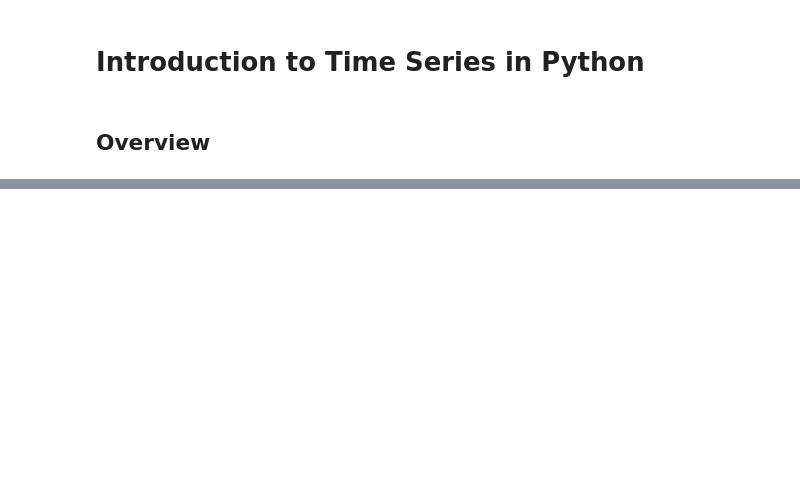
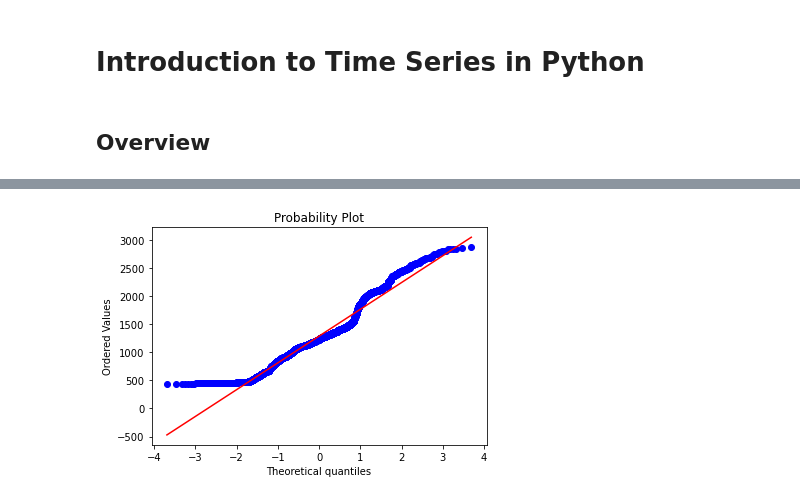
Before and after one commit to sheikhomar/time-series-analysis, a Jupyter notebook: 03-intro.ipynb, the cells around one changed output, grey strips where cells are left out. Saved outputs shown, nothing was run; the diff lists cells and outputs as text; code cells hidden in the pictures; blank space fills up the shorter version.

```diff
--- a/03-intro.ipynb
+++ b/03-intro.ipynb
@@ -22,0 +95,4 @@
+# %%
+ss.probplot(df_data.spx, plot=pylab);
+# %% [output]
+[figure, added]
```
Also changed, not shown: parts of 18 cells of this notebook, 1 other file.
